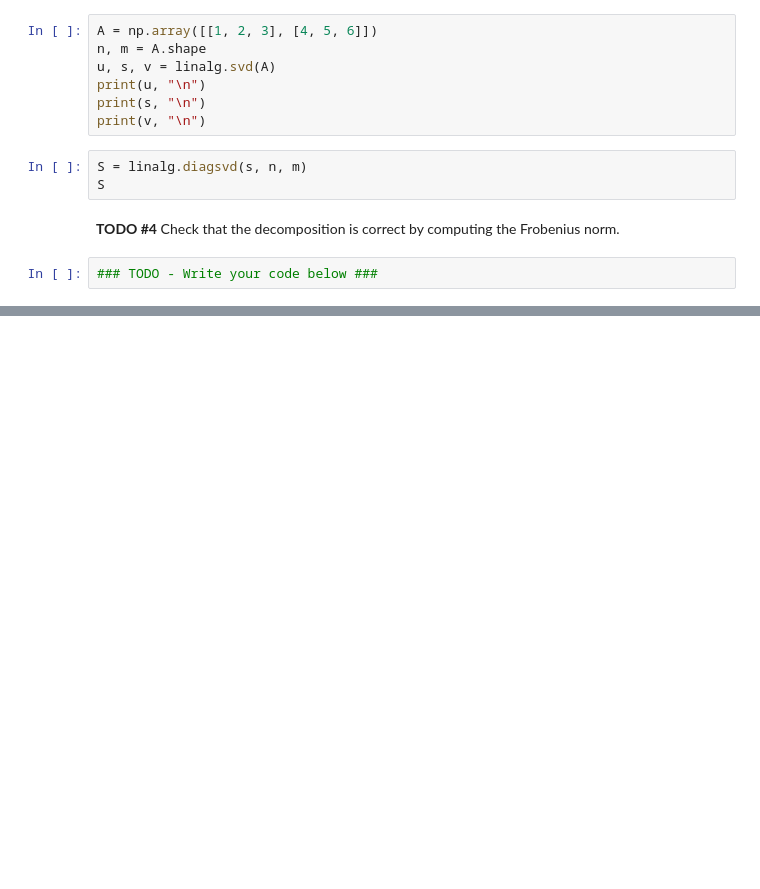
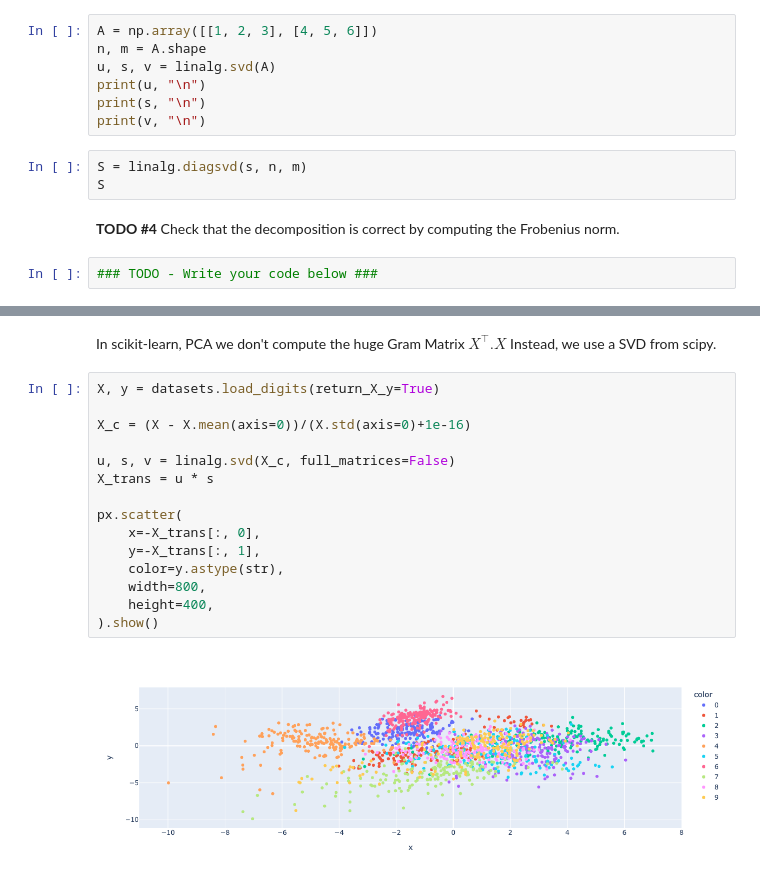
Before and after one commit to Vincent-Maladiere/scipy-demo, a Jupyter notebook: content/scipy/Linear Algebra.ipynb, the cells around one changed output, grey strips where cells are left out. Saved outputs shown, nothing was run; the diff lists cells and outputs as text; blank space fills up the shorter version.

```diff
--- a/content/scipy/Linear Algebra.ipynb
+++ b/content/scipy/Linear Algebra.ipynb
@@ -361,0 +375,19 @@ show_score(pca_og, X, y, "Scikit Learn PCA", switch_x=True)
+# %% [markdown]
+In scikit-learn, PCA we don't compute the huge Gram Matrix $X^{\top}.X$ Instead, we use a SVD from scipy.
+# %%
+X, y = datasets.load_digits(return_X_y=True)
+
+X_c = (X - X.mean(axis=0))/(X.std(axis=0)+1e-16)
+
+u, s, v = linalg.svd(X_c, full_matrices=False)
+X_trans = u * s
+
+px.scatter(
+    x=-X_trans[:, 0],
+    y=-X_trans[:, 1],
+    color=y.astype(str),
+    width=800,
+    height=400,
+).show()
+# %% [output]
+[figure, added]
```
Also changed, not shown: parts of 23 cells of this notebook, 10 other files.
